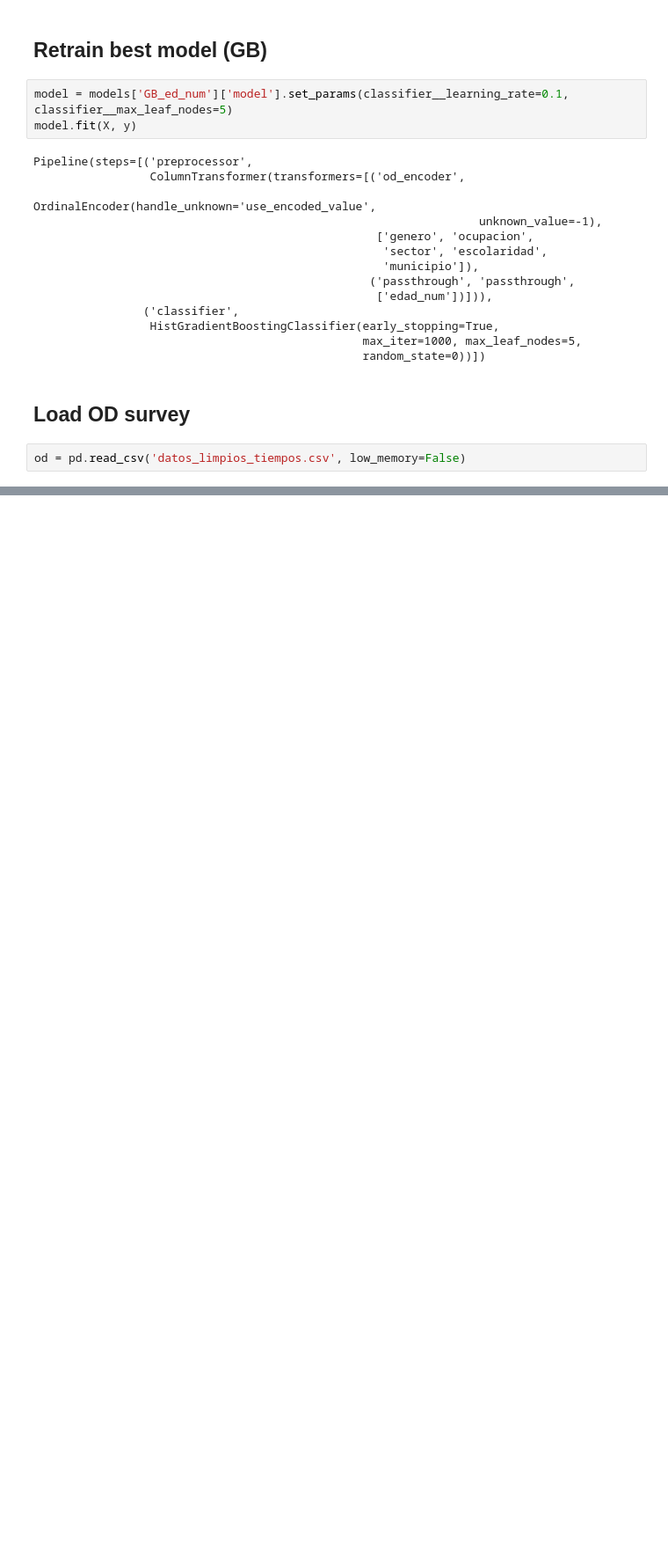
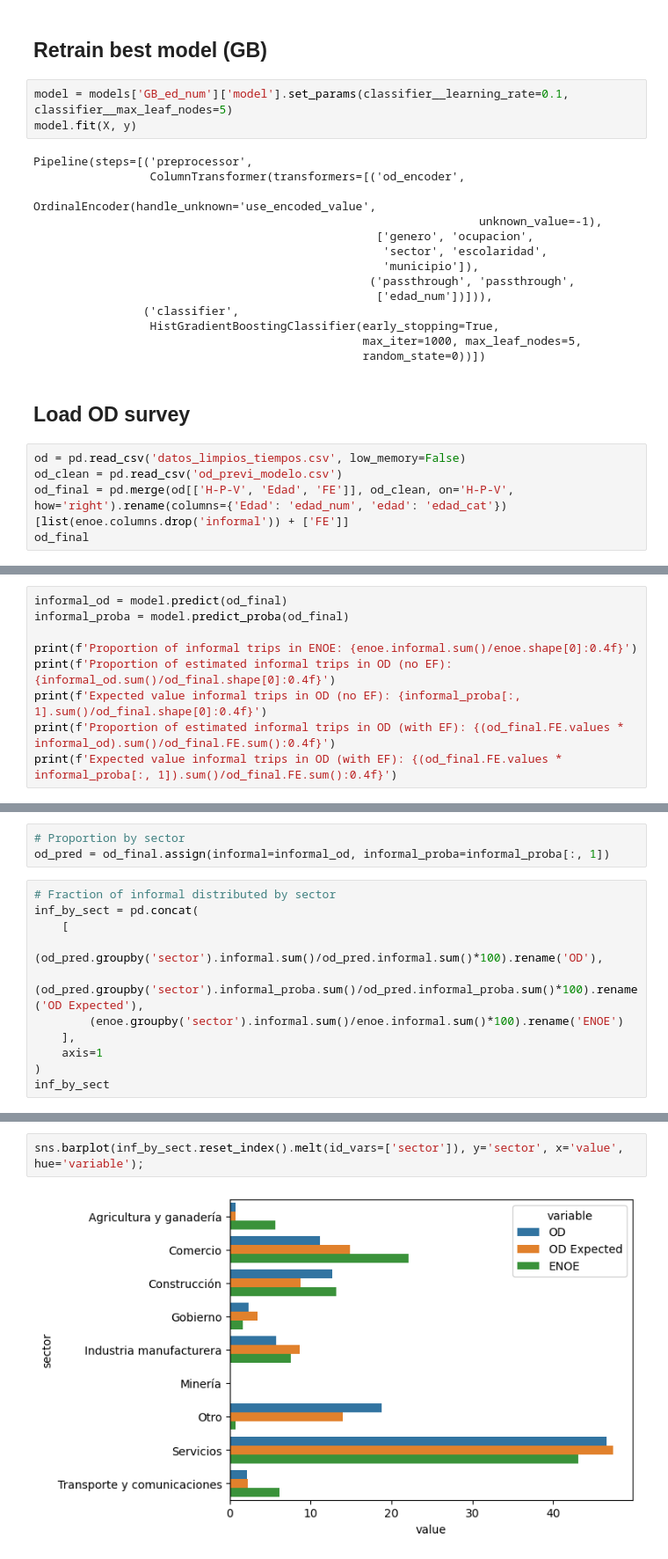
Before and after one commit to CentroFuturoCiudades/informal_jobs, a Jupyter notebook: notebook.ipynb, the cells around one changed output, grey strips where cells are left out. Shown at 88% size. Cells and saved outputs as stored; diff of their text form; blank space fills up the shorter version.

Commit message:
Added second model

```diff
--- a/notebook.ipynb
+++ b/notebook.ipynb
@@ -194,3 +197,6 @@ Pipeline(steps=[('preprocessor',
 ## Load OD survey
 # %%
 od = pd.read_csv('datos_limpios_tiempos.csv', low_memory=False)
+od_clean = pd.read_csv('od_previ_modelo.csv')
+od_final = pd.merge(od[['H-P-V', 'Edad', 'FE']], od_clean, on='H-P-V', how='right').rename(columns={'Edad': 'edad_num', 'edad': 'edad_cat'})[list(enoe.columns.drop('informal')) + ['FE']]
+od_final
@@ -220,0 +217,9 @@ od2
+# %%
+informal_od = model.predict(od_final)
+informal_proba = model.predict_proba(od_final)
+
+print(f'Proportion of informal trips in ENOE: {enoe.informal.sum()/enoe.shape[0]:0.4f}')
+print(f'Proportion of estimated informal trips in OD (no EF): {informal_od.sum()/od_final.shape[0]:0.4f}')
+print(f'Expected value informal trips in OD (no EF): {informal_proba[:, 1].sum()/od_final.shape[0]:0.4f}')
+print(f'Proportion of estimated informal trips in OD (with EF): {(od_final.FE.values * informal_od).sum()/od_final.FE.sum():0.4f}')
+print(f'Expected value informal trips in OD (with EF): {(od_final.FE.values * informal_proba[:, 1]).sum()/od_final.FE.sum():0.4f}')
@@ -220,0 +232,14 @@ od2
+# %%
+# Proportion by sector
+od_pred = od_final.assign(informal=informal_od, informal_proba=informal_proba[:, 1])
+# %%
+# Fraction of informal distributed by sector
+inf_by_sect = pd.concat(
+    [
+        (od_pred.groupby('sector').informal.sum()/od_pred.informal.sum()*100).rename('OD'),
+        (od_pred.groupby('sector').informal_proba.sum()/od_pred.informal_proba.sum()*100).rename('OD Expected'),
+        (enoe.groupby('sector').informal.sum()/enoe.informal.sum()*100).rename('ENOE')
+    ],
+    axis=1
+)
+inf_by_sect
@@ -220,0 +258,4 @@ od2
+# %%
+sns.barplot(inf_by_sect.reset_index().melt(id_vars=['sector']), y='sector', x='value', hue='variable');
+# %% [output]
+[figure, added]
```
Also changed, not shown: parts of 22 cells of this notebook, 1 other file.
